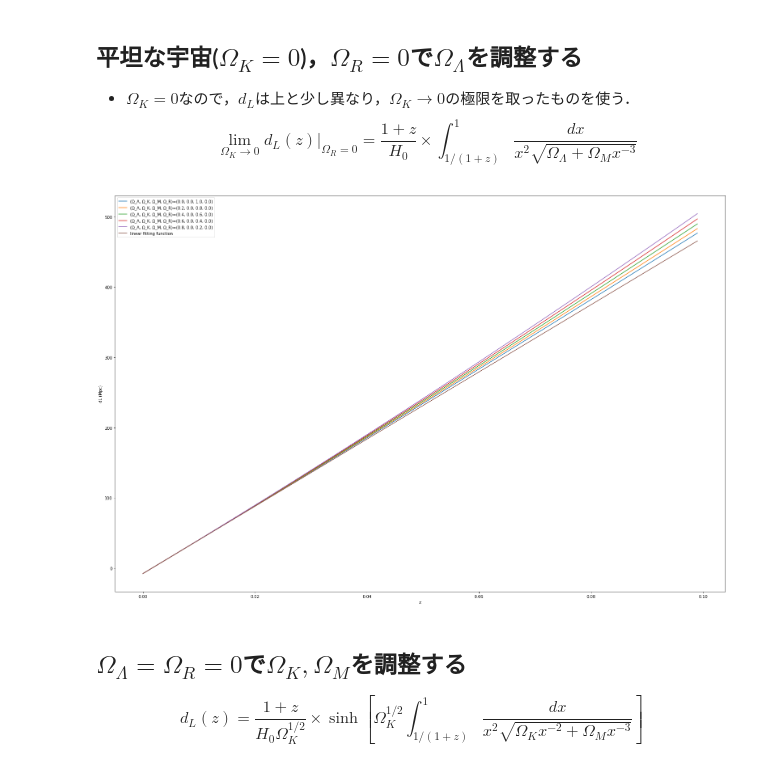
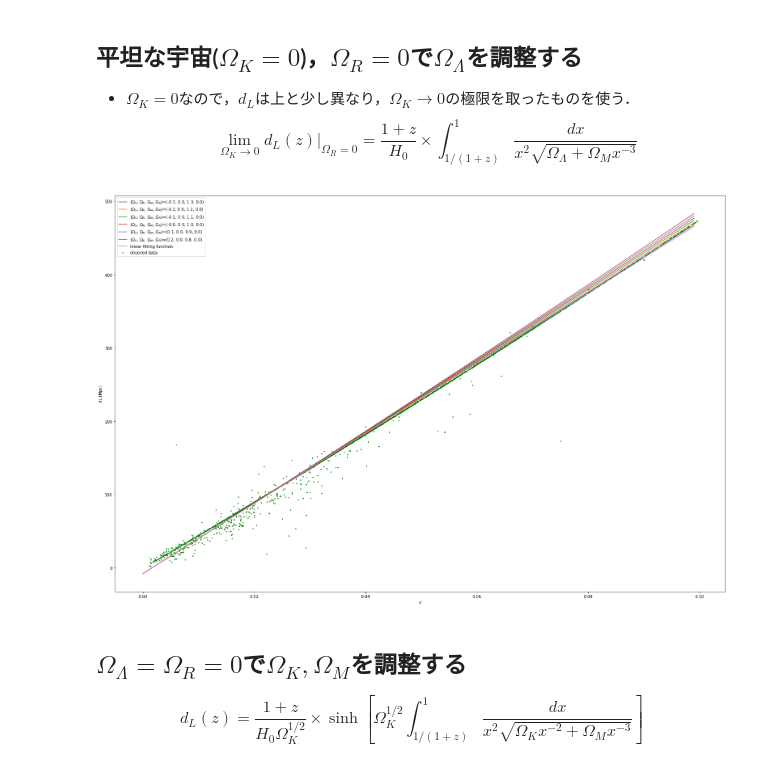
Before and after one commit to serowsuzuki/2021semi, a Jupyter notebook: fittng.ipynb, the cells around one changed output. Drawn from its saved outputs; the diff is of its cells as text; code cells hidden in the pictures.

```diff
--- a/fittng.ipynb
+++ b/fittng.ipynb
@@ -73,8 +73,8 @@ print(data_ext.head(10))
 # %%
 #fittingを行うメインの関数
 def fitting_linear(data):
-    z_observed = data["z"]
-    dl_observed = data["dL (Mpc)"]
+    z_observed = data_ext["z"]
+    dl_observed = data_ext["dL (Mpc)"]
     #モデル式を表す関数
     def linear_func(X, a, b): # １次式 Y=aX+b
         Y = a*X + b
@@ -178,40 +178,48 @@ $$\lim_{\Omega_K\rightarrow 0}d_L(z)\big|_{\Omega_R =0}=
 # %%
 # 非積分関数
 def func(x, a, b, c, d):
     return 1/(x**2*np.sqrt(a+b*x**(-2)+c*x**(-3)+d*x**(-4)))
 
 # \Omega_K=0の特別な場合の初期値
-a, b, c, d = -0.2, 0, 1.2, 0
+# \Omega_\Lambda=-0.3も見たいので，0.4から始める．
+a, b, c, d = -0.4, 0, 1.4, 0
 
 
-
-for n in range(0,5):
-    a += 0.2
-    c -= 0.2
+# a = 0から0.1づつ増やす．5回繰り返す．
+for n in range(6):
+    a += 0.1
+    c -= 0.1
     z =[]
     dl = []
+    x = -0.001
     for i in range(0,100):
-        x = i*0.001
+        x += 0.001# xは区間[0,0.099]
         v, err = quad(func,1/(1+x),1,args=(a,b,c,d))
         z.append(x)
         dl.append((1+x)*a_linear*v+b_linear)
-    plt.plot(z,dl,label="(Ω_Λ, Ω_K, Ω_M, Ω_R)=({:.1f}, {:.1f}, {:.1f}, {:.1f})".format(a,b,c,d))
+    plt.plot(z,dl,label=r"($\Omega_\Lambda$, $\Omega_K$, $\Omega_M$, $\Omega_R$)=({:.1f}, {:.1f}, {:.1f}, {:.1f})".format(a,b,c,d))
     del z,dl
+
+def plot_sca():
+    z_observed = data_ext["z"]
+    dl_observed = data_ext["dL (Mpc)"]
+    plt.scatter(z_observed, dl_observed, s=3,color="green",label="obseved data")
 
 x_linear = []
 y_linear =[]
 for i in range(0,100):
     x = i*0.001
     x_linear.append(x)
     y_linear.append(a_linear*x+b_linear)
 plt.plot(x_linear,y_linear,label="linear fitting function")
 
+plot_sca()
 plt.ylabel("dL (Mpc)")
 plt.xlabel("z")
 plt.legend()
 plt.show()
 # %% [output]
-[figure, old version]
+[figure, new version]
 # %% [markdown]
 ## $\Omega_\Lambda=\Omega_R=0$で$\Omega_K,\Omega_M$を調整する
 $$d_L(z)=
```
Also changed, not shown: parts of 2 cells of this notebook, 3 other files.
